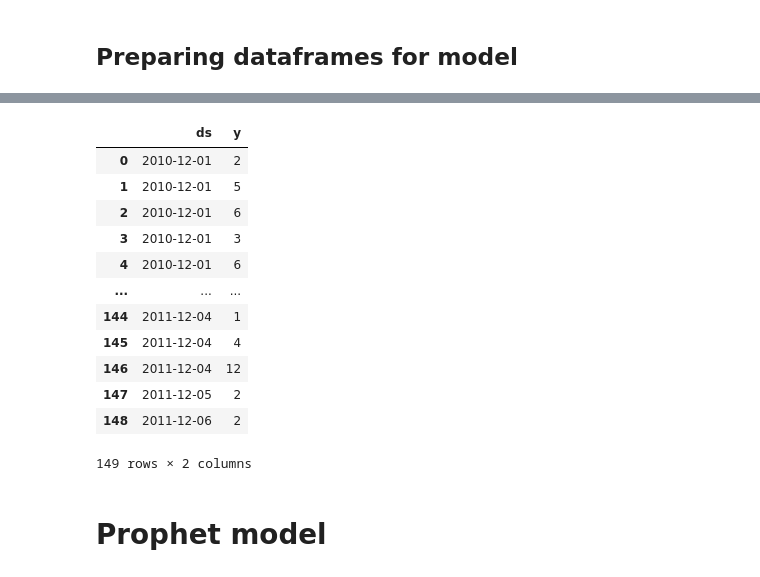
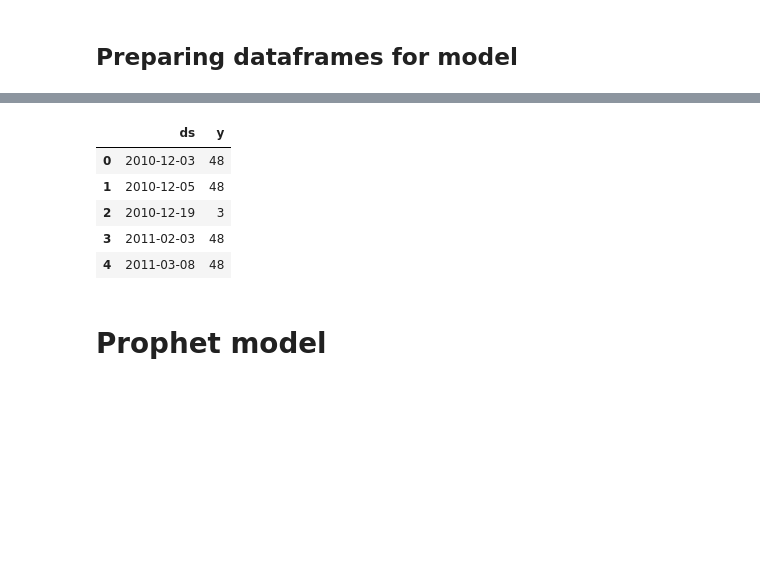
Before and after one commit to dimitsagk/ClientClustering_InventoryForecast, a Jupyter notebook: notebooks/04_InventoryForecast_ML-notebook.ipynb, the cells around one changed output, grey strips where cells are left out. Drawn from its saved outputs; the diff is of its cells as text; code cells hidden in the pictures; blank space fills up the shorter version.

```diff
--- a/notebooks/04_InventoryForecast_ML-notebook.ipynb
+++ b/notebooks/04_InventoryForecast_ML-notebook.ipynb
@@ -44,6 +43,11 @@ df = pd.read_csv(file_path1, dtype={'InvoiceNo': 'O','StockCode': 'O','Descripti
 df_fltrd = pd.read_csv(file_path2, dtype={'InvoiceNo': 'O','StockCode': 'O','Description': 'O',
                                    'Quantity': 'int64','UnitPrice': 'float64',
                                    'CustomerID': 'Int64','Country': 'O'}, parse_dates=['InvoiceDate'])
+# %%
+# test
+df = df[df.StockCode != 'OTHER']
+df = df[df.Country == 'United Kingdom']
+df.dropna(subset='CustomerID', inplace=True)
 # %%
 df.head(2)
 # %% [output]
@@ -195,19 +192,12 @@ df_fltrd_stock_2_top_pr_clip
 # %%
-df_fltrd_stock_0_top_pr_clip
+df_fltrd_stock_0_top_pr_clip.head()
 # %% [output]
 |  | ds | y |
-| 0 | 2010-12-01 | 2 |
-| 1 | 2010-12-01 | 5 |
-| 2 | 2010-12-01 | 6 |
-| 3 | 2010-12-01 | 3 |
-| 4 | 2010-12-01 | 6 |
-| ... | ... | ... |
-| 144 | 2011-12-04 | 1 |
-| 145 | 2011-12-04 | 4 |
-| 146 | 2011-12-04 | 12 |
-| 147 | 2011-12-05 | 2 |
-| 148 | 2011-12-06 | 2 |
+| 0 | 2010-12-03 | 48 |
+| 1 | 2010-12-05 | 48 |
+| 2 | 2010-12-19 | 3 |
+| 3 | 2011-02-03 | 48 |
+| 4 | 2011-03-08 | 48 |
-149 rows × 2 columns
 # %% [markdown]
 # Prophet model
 # %% [markdown]
```
Also changed, not shown: parts of 18 cells of this notebook.
